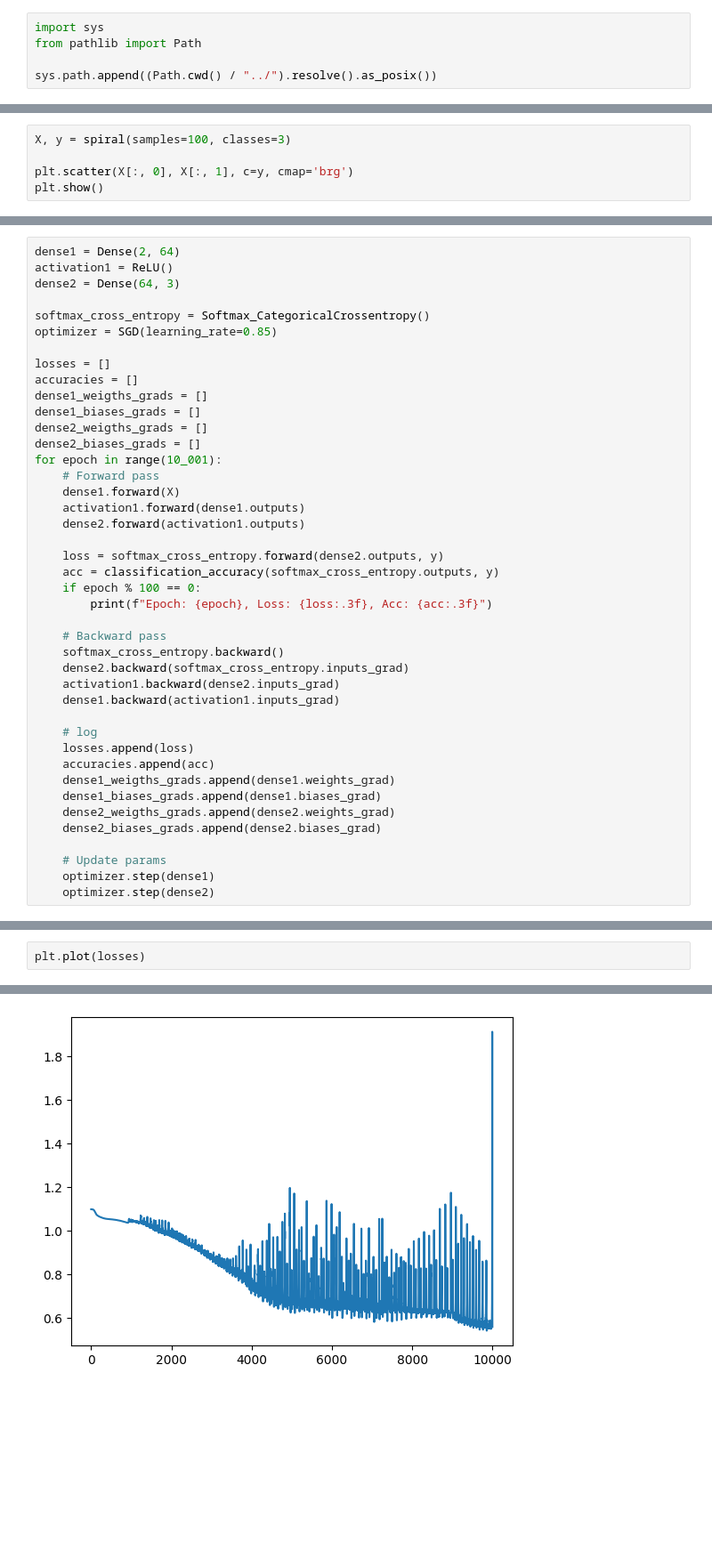
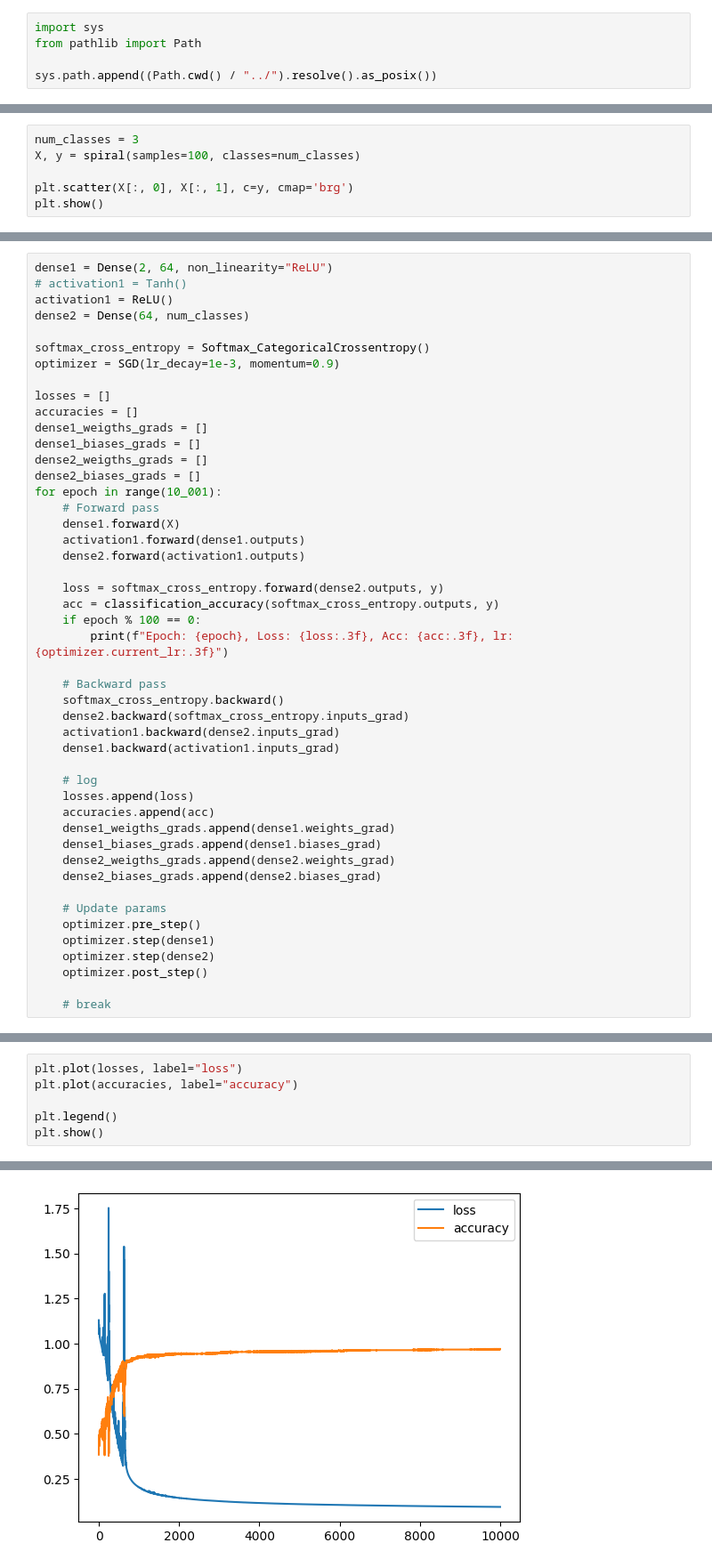
Before and after one commit to sampath017/researchai, a Jupyter notebook: researchai/exp.ipynb, the cells around one changed output, grey strips where cells are left out. Shown at 89% size. Drawn from its saved outputs; the diff is of its cells as text; blank space fills up the shorter version.

```diff
--- a/researchai/exp.ipynb
+++ b/researchai/exp.ipynb
@@ -14,7 +14,8 @@ from researchai.commons import Softmax_CategoricalCrossentropy
 from researchai.metrics import classification_accuracy
 from researchai.datasets import spiral
 # %%
-X, y = spiral(samples=100, classes=3)
+num_classes = 3
+X, y = spiral(samples=100, classes=num_classes)
 
 plt.scatter(X[:, 0], X[:, 1], c=y, cmap='brg')
 plt.show()
@@ -23,10 +29,11 @@ plt.show()
 # %%
-dense1 = Dense(2, 64)
+dense1 = Dense(2, 64, non_linearity="ReLU")
+# activation1 = Tanh()
 activation1 = ReLU()
-dense2 = Dense(64, 3)
+dense2 = Dense(64, num_classes)
 
 softmax_cross_entropy = Softmax_CategoricalCrossentropy()
-optimizer = SGD(learning_rate=0.85)
+optimizer = SGD(lr_decay=1e-3, momentum=0.9)
 
 losses = []
 accuracies = []
@@ -43,7 +50,7 @@ for epoch in range(10_001):
     loss = softmax_cross_entropy.forward(dense2.outputs, y)
     acc = classification_accuracy(softmax_cross_entropy.outputs, y)
     if epoch % 100 == 0:
-        print(f"Epoch: {epoch}, Loss: {loss:.3f}, Acc: {acc:.3f}")
+        print(f"Epoch: {epoch}, Loss: {loss:.3f}, Acc: {acc:.3f}, lr: {optimizer.current_lr:.3f}")
 
     # Backward pass
     softmax_cross_entropy.backward()
@@ -60,6 +67,10 @@ for epoch in range(10_001):
     dense2_biases_grads.append(dense2.biases_grad)
 
     # Update params
+    optimizer.pre_step()
     optimizer.step(dense1)
     optimizer.step(dense2)
+    optimizer.post_step()
+
+    # break
 # %% [output]
@@ -83,3 +94,7 @@ Epoch: 10000, Loss: 0.560, Acc: 0.727
 # %%
-plt.plot(losses)
+plt.plot(losses, label="loss")
+plt.plot(accuracies, label="accuracy")
+
+plt.legend()
+plt.show()
 # %% [output]
@@ -87 +101 @@ plt.plot(losses)
-[figure, old version]
+[figure, new version]
```
Also changed, not shown: parts of 8 cells of this notebook, 10 other files.
